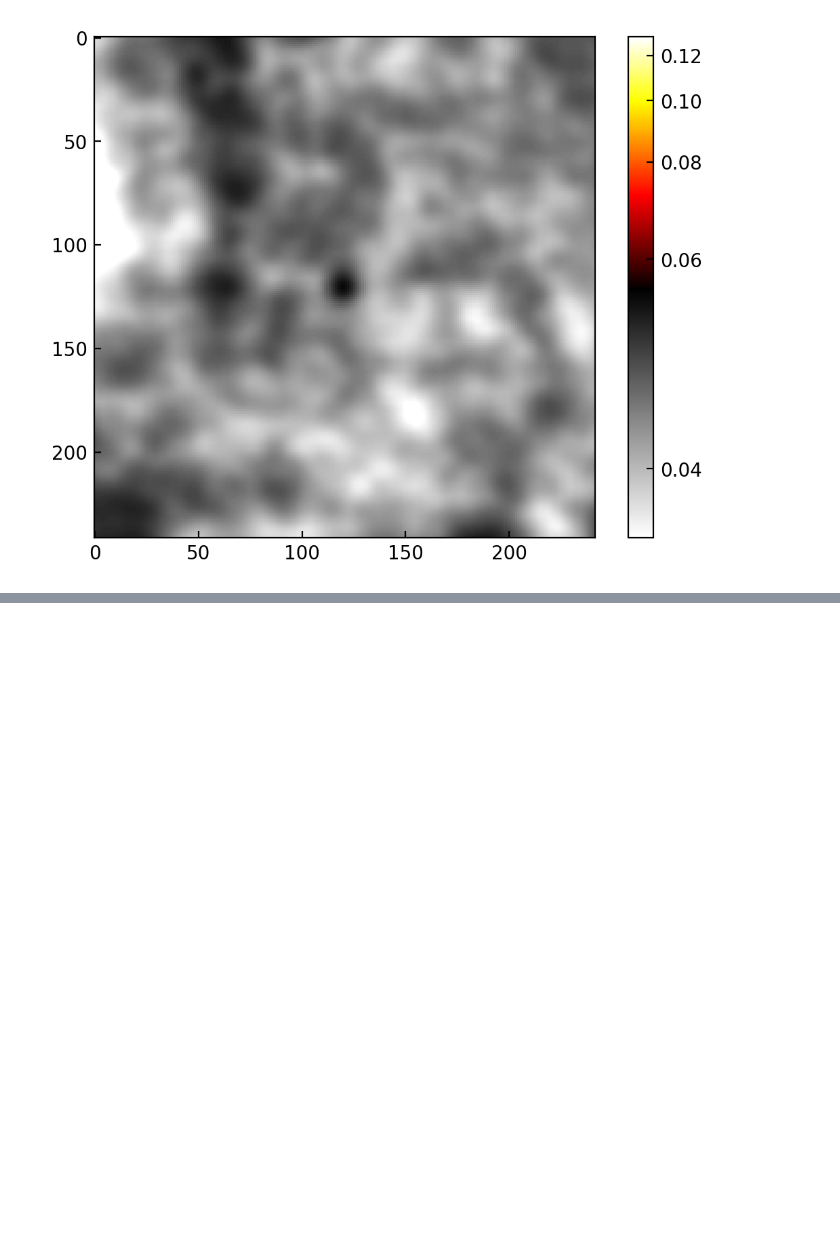
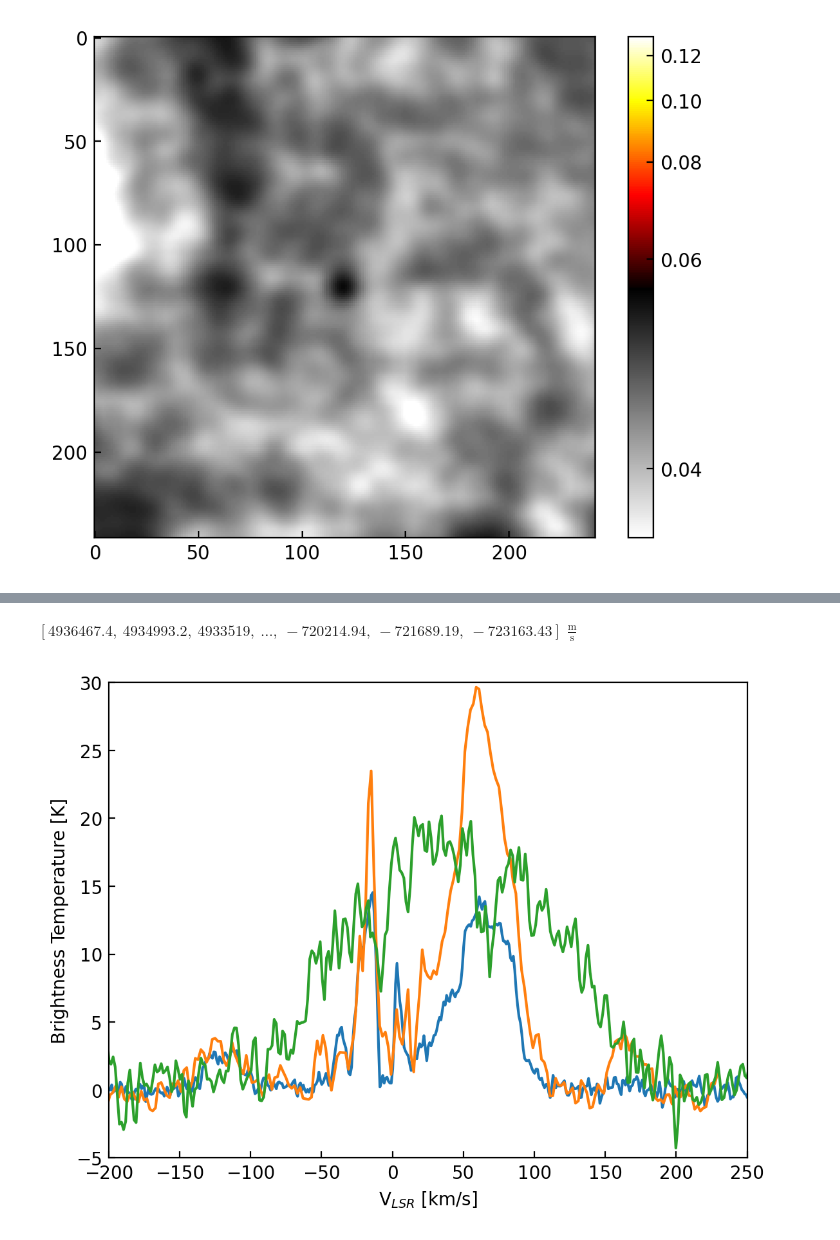
Before and after one commit to ACES-CMZ/MUBLO, a Jupyter notebook: G0.025-0.073/MUBLO_MultiwavelengthCutouts.ipynb, the cells around one changed output, grey strips where cells are left out. Drawn from its saved outputs; the diff is of its cells as text; code cells hidden in the pictures; blank space fills up the shorter version.

```diff
--- a/G0.025-0.073/MUBLO_MultiwavelengthCutouts.ipynb
+++ b/G0.025-0.073/MUBLO_MultiwavelengthCutouts.ipynb
@@ -738,0 +801,7 @@ pl.colorbar()
+# %%
+socube = SpectralCube.read(
+'/orange/adamginsburg/ACES/data/2021.1.00172.L/science_goal.uid___A001_X1590_X30a8/group.uid___A001_X1590_X30a9/member.uid___A001_X15a0_X13c/calibrated/working/uid___A001_X15a0_X13c.s38_0.Sgr_A_star_sci.spw33.cube.I.iter1.reclean.image',
+                           format='casa_image').with_spectral_unit(u.km/u.s, rest_value=99.29987e9*u.Hz, velocity_convention='radio')
+xx, yy = map(int, socube.wcs.celestial.world_to_pixel(coord))
+sospec = socube[:, yy, xx].to(u.K)
+socube
@@ -738,0 +814,20 @@ pl.colorbar()
+# %%
+sospec.spectral_axis
+# %% [output]
+$[4936467.4,~4934993.2,~4933519,~\dots,~-720214.94,~-721689.19,~-723163.43] \; \mathrm{\frac{m}{s}}$
+# %%
+xx, yy = map(int, cochimpsm0.wcs.celestial.world_to_pixel(coord))
+sp32 = co32cube[:,yy,xx]
+pl.plot(sp32.spectral_axis, sp32.value, label='CO 3-2')
+
+xx, yy = map(int, cobearsm0.wcs.celestial.world_to_pixel(coord))
+sp10 = cocube[:,yy,xx]
+pl.plot(sp10.spectral_axis, sp10.value, label='CO 1-0')
+
+pl.plot(sospec.spectral_axis.to(u.km/u.s), sospec.value*10, label='SO 3(2)-2(1) $\\times10$')
+pl.xlim(-200, 250);
+pl.xlabel("V$_{LSR}$ [km/s]")
+pl.ylabel("Brightness Temperature [K]");
+pl.ylim(-5,30);
+# %% [output]
+[figure, added]
```
Also changed, not shown: parts of 10 cells of this notebook, 8 other files.
